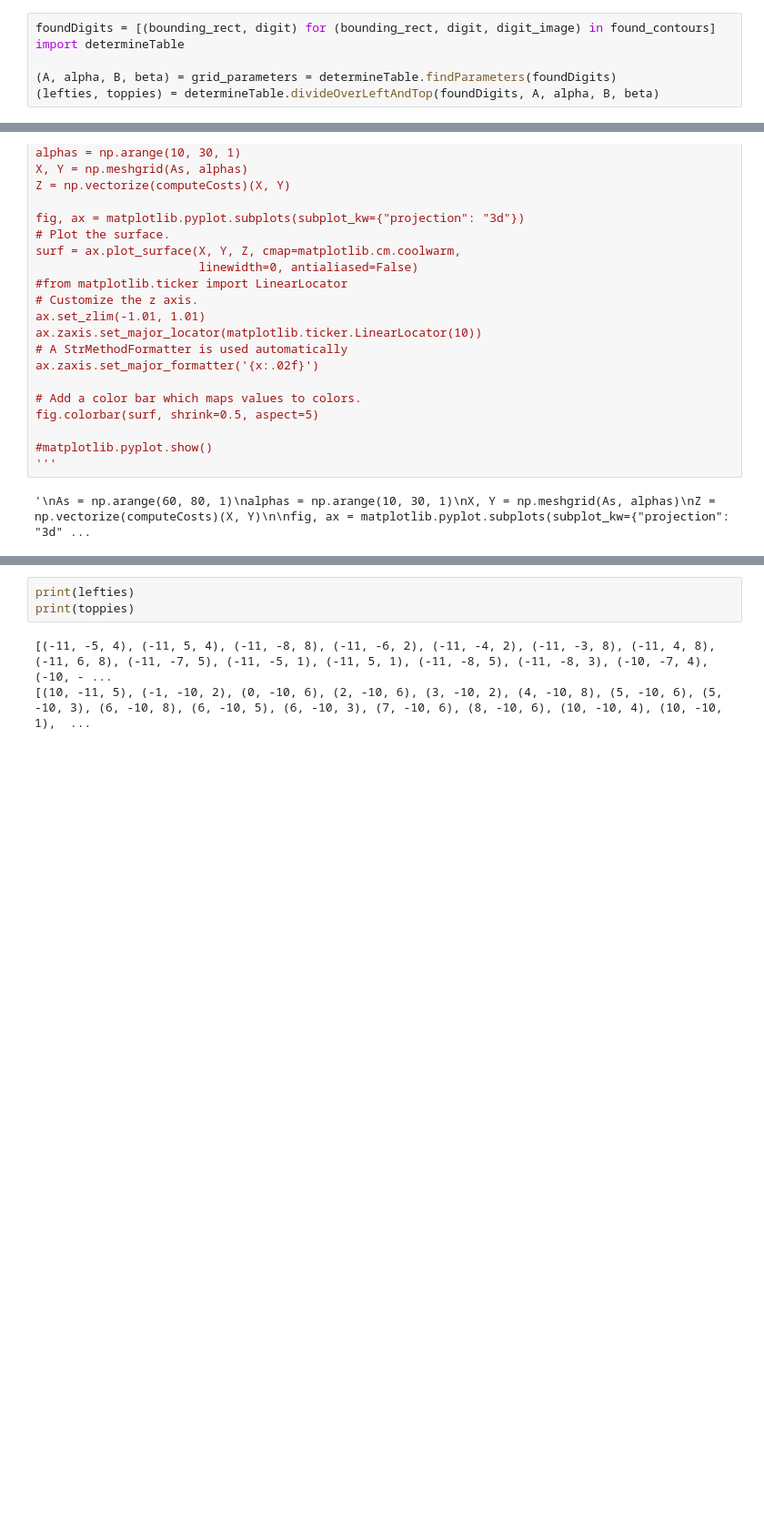
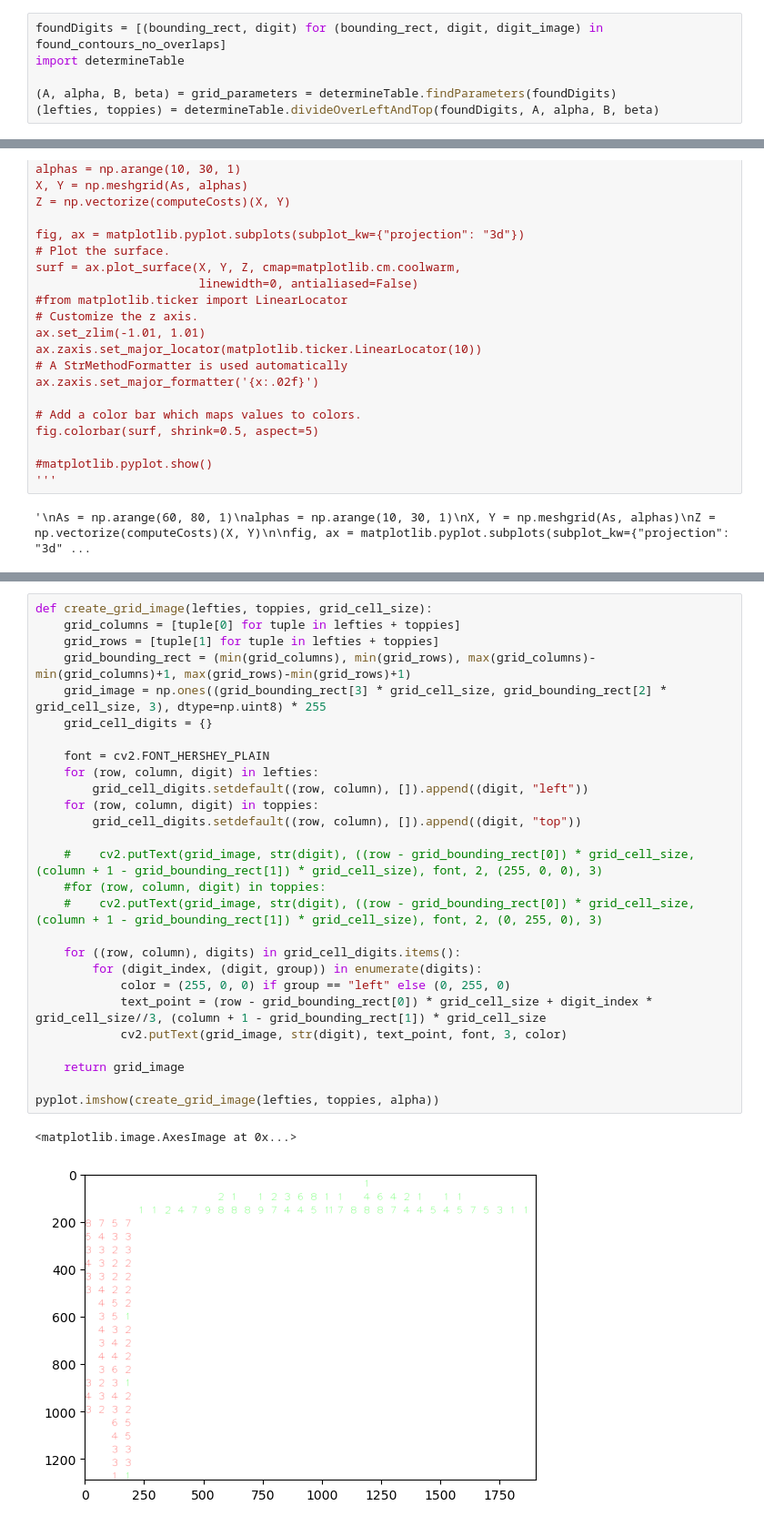
Before and after one commit to igloo81/nonogram, a Jupyter notebook: NonoGram start.ipynb, the cells around one changed output, grey strips where cells are left out. Shown at 91% size. Drawn from its saved outputs; the diff is of its cells as text; blank space fills up the shorter version.

```diff
--- a/NonoGram start.ipynb
+++ b/NonoGram start.ipynb
@@ -342,5 +330,5 @@ showImagesUsedForRecognition(found_contours_no_overlaps, sort_by_prediction=True
 # %%
-foundDigits = [(bounding_rect, digit) for (bounding_rect, digit, digit_image) in found_contours]
+foundDigits = [(bounding_rect, digit) for (bounding_rect, digit, digit_image) in found_contours_no_overlaps]
 import determineTable
 
 (A, alpha, B, beta) = grid_parameters = determineTable.findParameters(foundDigits)
@@ -414,8 +404,32 @@ addAxesFoundToImage(imageCopy, grid_parameters)# (141, 56, 142, 57))# (49, 21, 6
 # %% [output]
 [figure]
 # %%
-print(lefties)
-print(toppies)
+def create_grid_image(lefties, toppies, grid_cell_size):
+    grid_columns = [tuple[0] for tuple in lefties + toppies]
+    grid_rows = [tuple[1] for tuple in lefties + toppies]
+    grid_bounding_rect = (min(grid_columns), min(grid_rows), max(grid_columns)-min(grid_columns)+1, max(grid_rows)-min(grid_rows)+1)
+    grid_image = np.ones((grid_bounding_rect[3] * grid_cell_size, grid_bounding_rect[2] * grid_cell_size, 3), dtype=np.uint8) * 255
+    grid_cell_digits = {}
+
+    font = cv2.FONT_HERSHEY_PLAIN
+    for (row, column, digit) in lefties:
+        grid_cell_digits.setdefault((row, column), []).append((digit, "left"))
+    for (row, column, digit) in toppies:
+        grid_cell_digits.setdefault((row, column), []).append((digit, "top"))
+
+    #    cv2.putText(grid_image, str(digit), ((row - grid_bounding_rect[0]) * grid_cell_size, (column + 1 - grid_bounding_rect[1]) * grid_cell_size), font, 2, (255, 0, 0), 3)
+    #for (row, column, digit) in toppies:
+    #    cv2.putText(grid_image, str(digit), ((row - grid_bounding_rect[0]) * grid_cell_size, (column + 1 - grid_bounding_rect[1]) * grid_cell_size), font, 2, (0, 255, 0), 3)
+
+    for ((row, column), digits) in grid_cell_digits.items():
+        for (digit_index, (digit, group)) in enumerate(digits):
+            color = (255, 0, 0) if group == "left" else (0, 255, 0)
+            text_point = (row - grid_bounding_rect[0]) * grid_cell_size + digit_index * grid_cell_size//3, (column + 1 - grid_bounding_rect[1]) * grid_cell_size
+            cv2.putText(grid_image, str(digit), text_point, font, 3, color)
+
+    return grid_image
+
+pyplot.imshow(create_grid_image(lefties, toppies, alpha))
 # %% [output]
-[(-11, -5, 4), (-11, 5, 4), (-11, -8, 8), (-11, -6, 2), (-11, -4, 2), (-11, -3, 8), (-11, 4, 8), (-11, 6, 8), (-11, -7, 5), (-11, -5, 1), (-11, 5, 1), (-11, -8, 5), (-11, -8, 3), (-10, -7, 4), (-10, - ...
-[(10, -11, 5), (-1, -10, 2), (0, -10, 6), (2, -10, 6), (3, -10, 2), (4, -10, 8), (5, -10, 6), (5, -10, 3), (6, -10, 8), (6, -10, 5), (6, -10, 3), (7, -10, 6), (8, -10, 6), (10, -10, 4), (10, -10, 1),  ...
+<matplotlib.image.AxesImage at 0x...>
+[figure, added]
```
Also changed, not shown: parts of 10 cells of this notebook, 1 other file.
